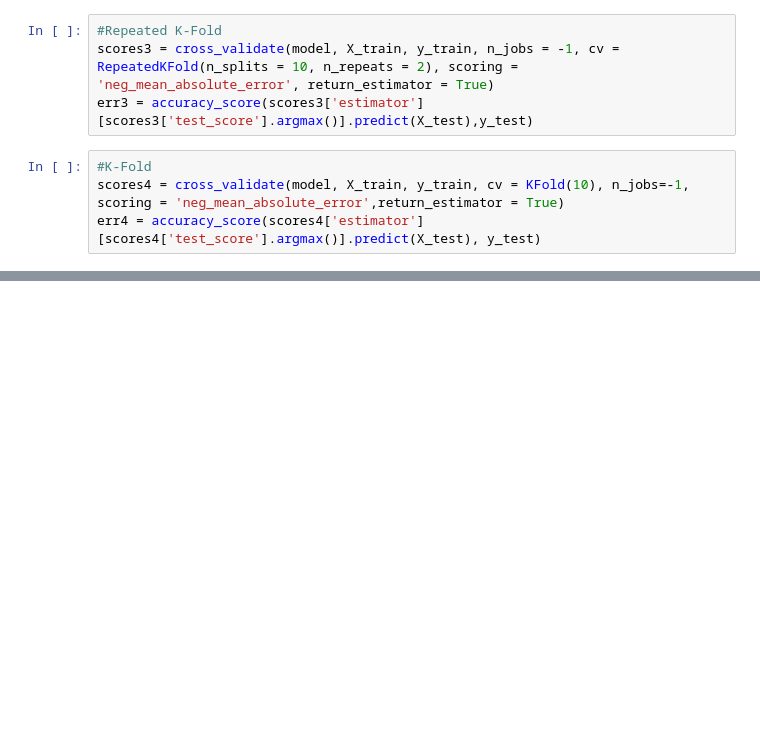
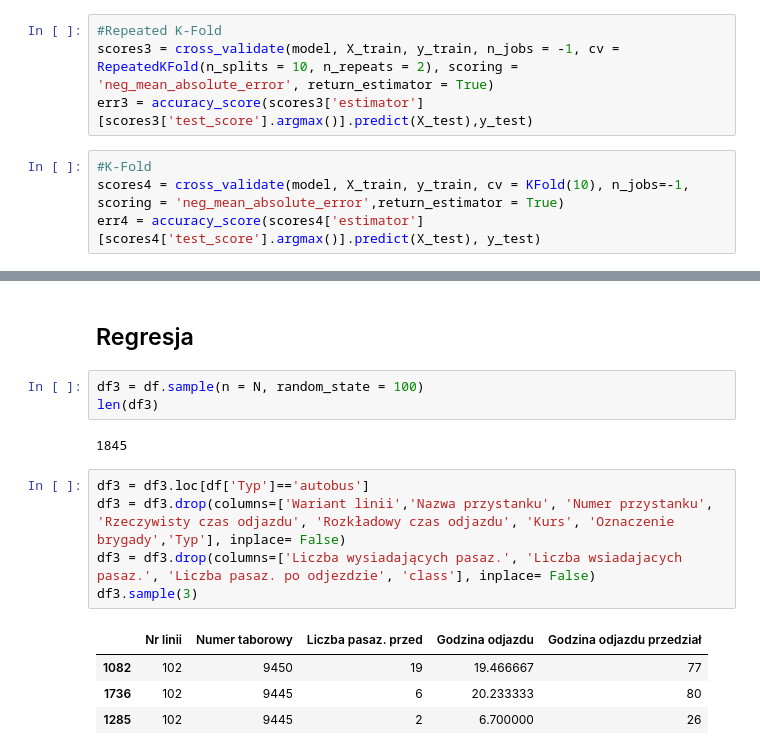
Before and after one commit to Walczi123/Projekt_Przetwarzanie_Danych, a Jupyter notebook: classification.ipynb, the cells around one changed output, grey strips where cells are left out. Drawn from its saved outputs; the diff is of its cells as text; blank space fills up the shorter version.

```diff
--- a/classification.ipynb
+++ b/classification.ipynb
@@ -303,0 +317,17 @@ print(f"4. Accuracy KFold {err4}")
+# %% [markdown]
+## Regresja
+# %%
+df3 = df.sample(n = N, random_state = 100)
+len(df3)
+# %% [output]
+1845
+# %%
+df3 = df3.loc[df['Typ']=='autobus']
+df3 = df3.drop(columns=['Wariant linii','Nazwa przystanku', 'Numer przystanku', 'Rzeczywisty czas odjazdu', 'Rozkładowy czas odjazdu', 'Kurs', 'Oznaczenie brygady','Typ'], inplace= False)
+df3 = df3.drop(columns=['Liczba wysiadających pasaz.', 'Liczba wsiadajacych pasaz.', 'Liczba pasaz. po odjezdzie', 'class'], inplace= False)
+df3.sample(3)
+# %% [output]
+|  | Nr linii | Numer taborowy | Liczba pasaz. przed | Godzina odjazdu | Godzina odjazdu przedział |
+| 1082 | 102 | 9450 | 19 | 19.466667 | 77 |
+| 1736 | 102 | 9445 | 6 | 20.233333 | 80 |
+| 1285 | 102 | 9445 | 2 | 6.700000 | 26 |
```
Also changed, not shown: parts of 26 cells of this notebook.
